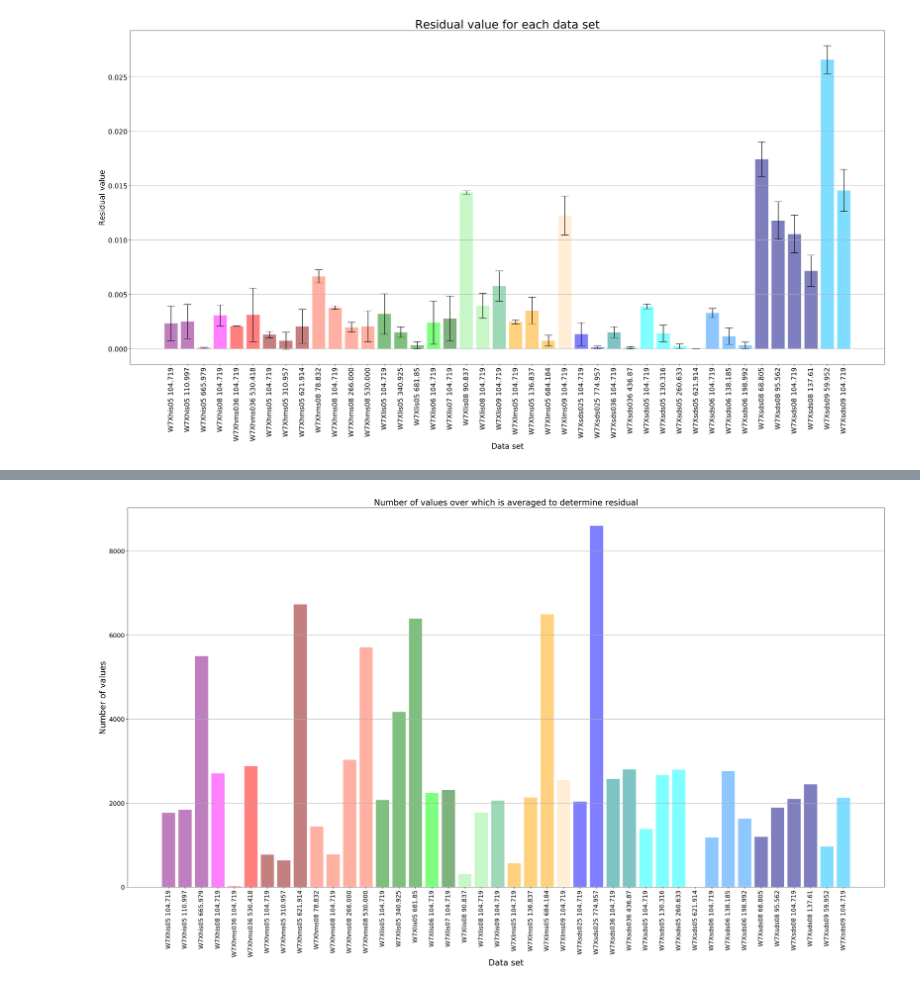
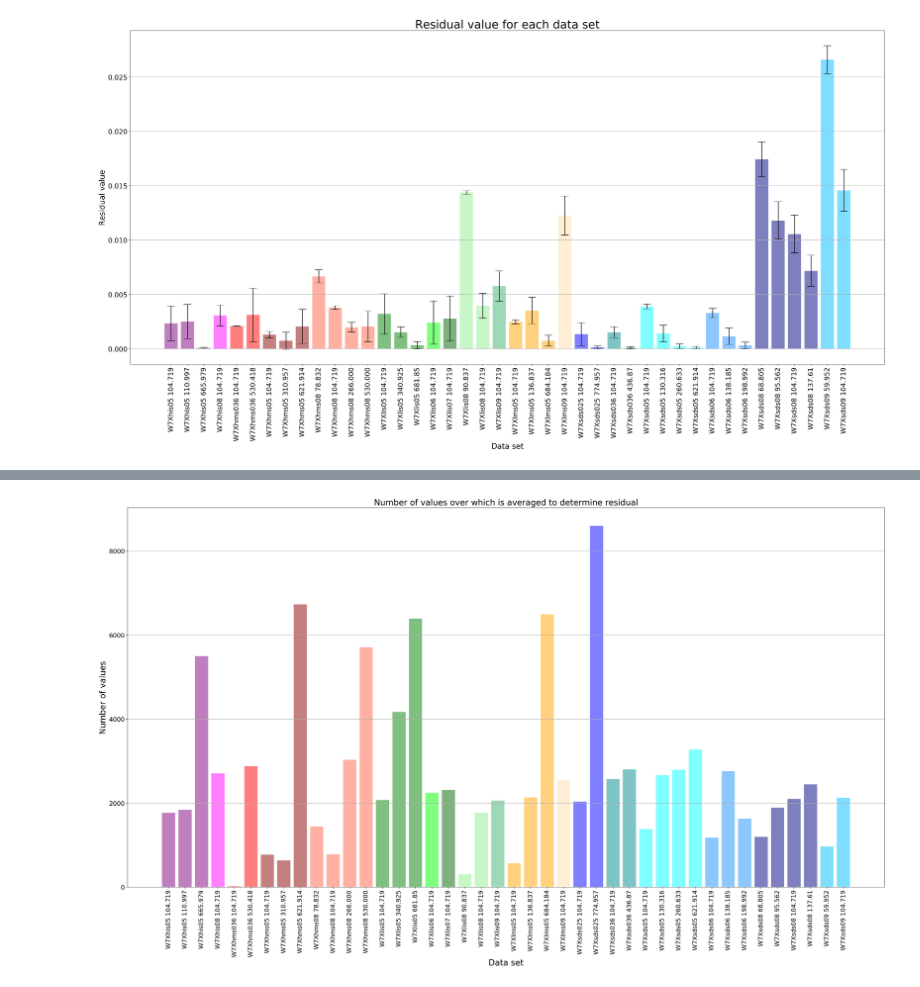
Before and after one commit to cardanmomo/sterren, a Jupyter notebook: Emmasnotebooks/Residual/calculating_residual_values_of_all_datasets.ipynb, the cells around one changed output, grey strips where cells are left out. Drawn from its saved outputs; the diff is of its cells as text; code cells hidden in the pictures.

```diff
--- a/Emmasnotebooks/Residual/calculating_residual_values_of_all_datasets.ipynb
+++ b/Emmasnotebooks/Residual/calculating_residual_values_of_all_datasets.ipynb
@@ -51,10 +51,10 @@ E10 = (data10[:,1]*(1/data10[0, 1]))
 e10 = (data10[:,2]*(1/data10[0, 1]))
 t10 = data10[:,0]
 
-#data11 = pylab.loadtxt('C:/Users/s162605/Documents/Studie/JAAR3/BEP/sterren/IFERC/new/w7xsds05_Lx-621.914/diag/gamdiagions_act.dat')
-#E11 = (data11[:,1]*(1/data11[0, 1]))
-#e11 = (data11[:,2]*(1/data11[0, 1]))
-#t11 = data11[:,0]
+data11 = pylab.loadtxt('C:/Users/s162605/Documents/Studie/JAAR3/BEP/sterren/IFERC/W7Xsds05/GAM/621.914/gamdiagions_act.dat')
+E11 = (data11[:,1]*(1/data11[0, 1]))
+e11 = (data11[:,2]*(1/data11[0, 1]))
+t11 = data11[:,0]
 
 data12 = pylab.loadtxt('C:/Users/s162605/Documents/Studie/JAAR3/BEP/sterren/IFERC/W7Xsds06/GAM/104.719/gamdiagions_act.dat')
 E12 = (data12[:,1]*(1/data12[0, 1]))
@@ -221,7 +221,7 @@ Q7 = np.sqrt(E7**2+e7**2)
 Q8 = np.sqrt(E8**2+e8**2)
 Q9 = np.sqrt(E9**2+e9**2)
 Q10 = np.sqrt(E10**2+e10**2)
-#Q11 = np.sqrt(E11**2+e11**2)
+Q11 = np.sqrt(E11**2+e11**2)
 Q12 = np.sqrt(E12**2+e12**2)
 Q13 = np.sqrt(E13**2+e13**2)
 Q14 = np.sqrt(E14**2+e14**2)
@@ -1102,35 +1096,34 @@ lms09 0.012256024319660592 +- 0.0017862321965858578
 # %%
 # to see the difference in number of values over which is averaged to determine the residual
-#teller11=0
-#configuration = ['W7Xhis05 104.719','W7Xhis05 110.997','W7Xhis05 665.979','W7Xhis08 104.719','W7Xhms036 104.719',
-#                 'W7Xhms036 530.418','W7Xhms05 104.719','W7Xhms05 310.957','W7Xhms05 621.914','W7Xhms08 78.832',
-#                 'W7Xhms08 104.719','W7Xhms08 266.000','W7Xhms08 530.000','W7Xlis05 104.719','W7Xlis05 340.925',
-#                 'W7Xlis05 681.85','W7Xlis06 104.719','W7Xlis07 104.719','W7Xlis08 90.837','W7Xlis08 104.719',
-#                 'W7Xlis09 104.719','W7Xlms05 104.719','W7Xlms05 136.837','W7Xlms05 684.184','W7Xlms09 104.719',
-#                 'W7Xsds025 104.719','W7Xsds025 774.957','W7Xsds036 104.719','W7Xsds036 436.87','W7Xsds05 104.719',
-#                 'W7Xsds05 130.316','W7Xsds05 260.633','W7Xsds05 621.914','W7Xsds06 104.719','W7Xsds06 138.185',
-#                 'W7Xsds06 198.992','W7Xsds08 68.805','W7Xsds08 95.562','W7Xsds08 104.719','W7Xsds08 137.61',
-#                 'W7Xsds09 59.952','W7Xsds09 104.719']
-#numberofvalues = [teller1,teller15,teller2,teller16,teller17,teller18,teller3,teller40,teller4,teller22,teller19,
-#                  teller20,teller21,teller5,teller6,teller41,teller23,teller24,teller26,teller25,teller27,teller28,
-#                  teller29,teller42,teller39,teller7,teller8,teller30,teller9,teller10,teller31,teller32,teller11,
-#                  teller12,teller33,teller13,teller36,teller37,teller34,teller35,teller14,teller38]
-#fig, ax = plt.subplots()
-#ax.bar(configuration, numberofvalues, color=['purple','purple','purple','magenta', 'red', 'red','darkred','darkred',
-#                                             'darkred','tomato', 'tomato','tomato', 'tomato','green','green','green',
-#                                             'lime','darkgreen','lightgreen','lightgreen','mediumseagreen','orange',
-#                                             'orange','orange','navajowhite','blue','blue','darkcyan','darkcyan',
-#                                             'cyan','cyan','cyan','cyan','dodgerblue','dodgerblue','dodgerblue',
-#                                             'navy','navy','navy','navy','deepskyblue','deepskyblue'],
-#       align='center', alpha=0.5, ecolor='black', capsize=10)
-#ax.set_ylabel('Number of values',fontsize=20)
-#ax.set_xlabel('Data set',fontsize=20)
-#ax.set_xticks(configuration)
-#plt.yticks(fontsize=15)
-#plt.xticks(fontsize=15)
-#ax.set_xticklabels(configuration,rotation=90)
-#ax.set_title('Number of values over which is averaged to determine residual',fontsize=20)
-#ax.yaxis.grid(True)
-#plt.tight_layout(rect=[0, 0, 5, 4])
+configuration = ['W7Xhis05 104.719','W7Xhis05 110.997','W7Xhis05 665.979','W7Xhis08 104.719','W7Xhms036 104.719',
+                 'W7Xhms036 530.418','W7Xhms05 104.719','W7Xhms05 310.957','W7Xhms05 621.914','W7Xhms08 78.832',
+                 'W7Xhms08 104.719','W7Xhms08 266.000','W7Xhms08 530.000','W7Xlis05 104.719','W7Xlis05 340.925',
+                 'W7Xlis05 681.85','W7Xlis06 104.719','W7Xlis07 104.719','W7Xlis08 90.837','W7Xlis08 104.719',
+                 'W7Xlis09 104.719','W7Xlms05 104.719','W7Xlms05 136.837','W7Xlms05 684.184','W7Xlms09 104.719',
+                 'W7Xsds025 104.719','W7Xsds025 774.957','W7Xsds036 104.719','W7Xsds036 436.87','W7Xsds05 104.719',
+                 'W7Xsds05 130.316','W7Xsds05 260.633','W7Xsds05 621.914','W7Xsds06 104.719','W7Xsds06 138.185',
+                 'W7Xsds06 198.992','W7Xsds08 68.805','W7Xsds08 95.562','W7Xsds08 104.719','W7Xsds08 137.61',
+                 'W7Xsds09 59.952','W7Xsds09 104.719']
+numberofvalues = [teller1,teller15,teller2,teller16,teller17,teller18,teller3,teller40,teller4,teller22,teller19,
+                 teller20,teller21,teller5,teller6,teller41,teller23,teller24,teller26,teller25,teller27,teller28,
+                  teller29,teller42,teller39,teller7,teller8,teller30,teller9,teller10,teller31,teller32,teller11,
+                  teller12,teller33,teller13,teller36,teller37,teller34,teller35,teller14,teller38]
+fig, ax = plt.subplots()
+ax.bar(configuration, numberofvalues, color=['purple','purple','purple','magenta', 'red', 'red','darkred','darkred',
+                                             'darkred','tomato', 'tomato','tomato', 'tomato','green','green','green',
+                                             'lime','darkgreen','lightgreen','lightgreen','mediumseagreen','orange',
+                                             'orange','orange','navajowhite','blue','blue','darkcyan','darkcyan',
+                                             'cyan','cyan','cyan','cyan','dodgerblue','dodgerblue','dodgerblue',
+                                             'navy','navy','navy','navy','deepskyblue','deepskyblue'],
+       align='center', alpha=0.5, ecolor='black', capsize=10)
+ax.set_ylabel('Number of values',fontsize=20)
+ax.set_xlabel('Data set',fontsize=20)
+ax.set_xticks(configuration)
+plt.yticks(fontsize=15)
+plt.xticks(fontsize=15)
+ax.set_xticklabels(configuration,rotation=90)
+ax.set_title('Number of values over which is averaged to determine residual',fontsize=20)
+ax.yaxis.grid(True)
+plt.tight_layout(rect=[0, 0, 5, 4])
 # %% [output]
-[figure, old version]
+[figure, new version]
```
Also changed, not shown: parts of 5 cells of this notebook, 31 other files.
